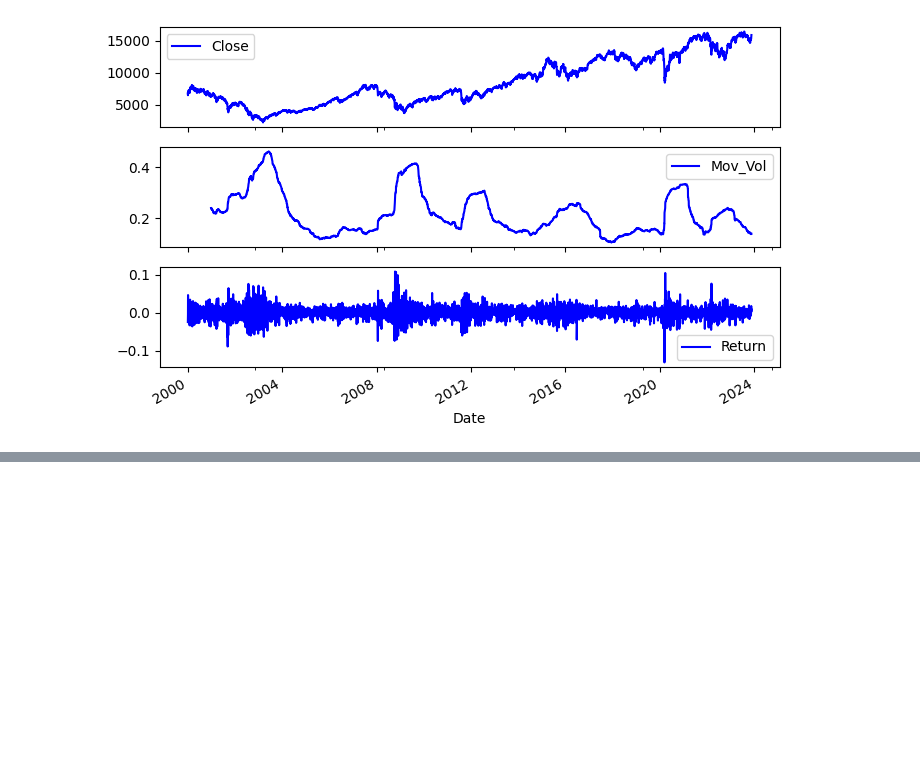
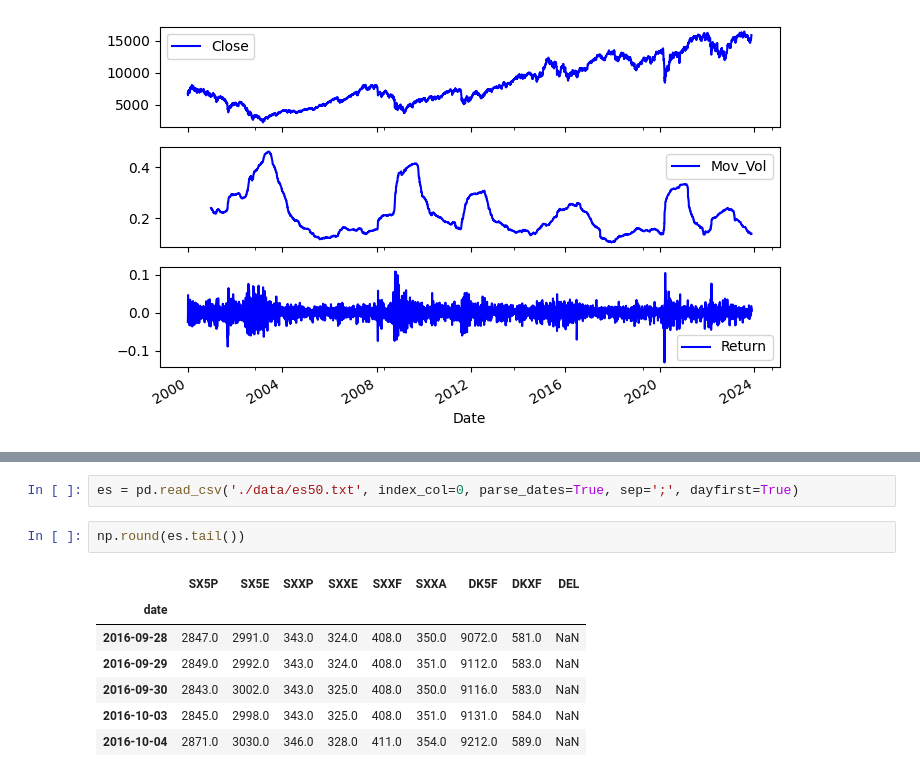
Before and after one commit to casslee1351/Finance-Portfolio, a Jupyter notebook: finance_portfolio_examples.ipynb, the cells around one changed output, grey strips where cells are left out. Saved outputs shown, nothing was run; the diff lists cells and outputs as text; blank space fills up the shorter version.

```diff
--- a/finance_portfolio_examples.ipynb
+++ b/finance_portfolio_examples.ipynb
@@ -142,0 +175,12 @@ array([<Axes: xlabel='Date'>, <Axes: xlabel='Date'>,
+# %%
+es = pd.read_csv('./data/es50.txt', index_col=0, parse_dates=True, sep=';', dayfirst=True)
+# %%
+np.round(es.tail())
+# %% [output]
+|  | SX5P | SX5E | SXXP | SXXE | SXXF | SXXA | DK5F | DKXF | DEL |
+| date |  |  |  |  |  |  |  |  |  |
+| 2016-09-28 | 2847.0 | 2991.0 | 343.0 | 324.0 | 408.0 | 350.0 | 9072.0 | 581.0 | NaN |
+| 2016-09-29 | 2849.0 | 2992.0 | 343.0 | 324.0 | 408.0 | 351.0 | 9112.0 | 583.0 | NaN |
+| 2016-09-30 | 2843.0 | 3002.0 | 343.0 | 325.0 | 408.0 | 350.0 | 9116.0 | 583.0 | NaN |
+| 2016-10-03 | 2845.0 | 2998.0 | 343.0 | 325.0 | 408.0 | 351.0 | 9131.0 | 584.0 | NaN |
+| 2016-10-04 | 2871.0 | 3030.0 | 346.0 | 328.0 | 411.0 | 354.0 | 9212.0 | 589.0 | NaN |
```
Also changed, not shown: parts of 10 cells of this notebook, 3 other files.
